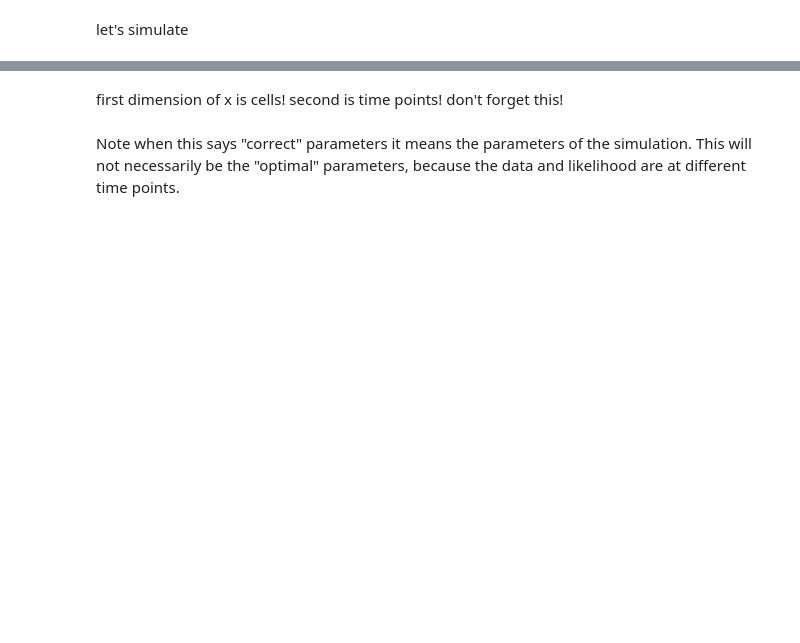
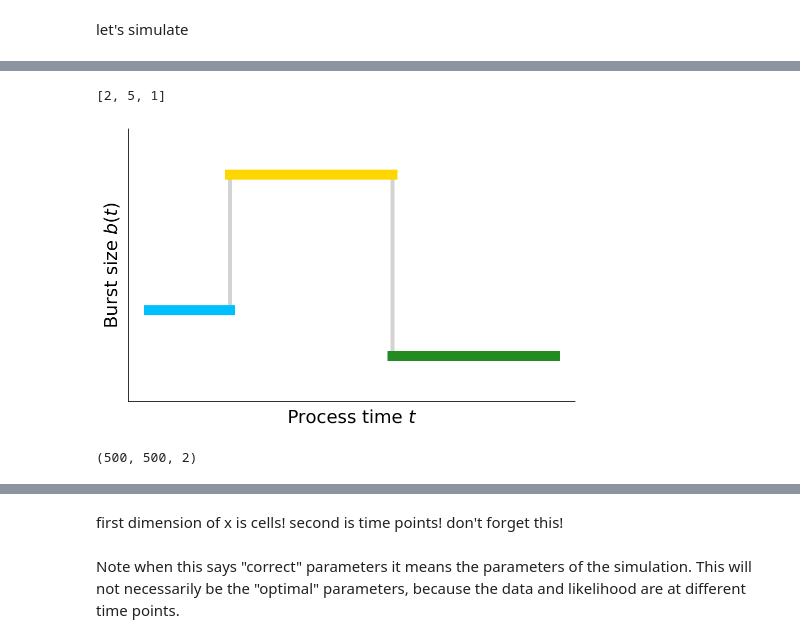
Before and after one commit to pachterlab/GVP_2023, a Jupyter notebook: gg230119_reactors.ipynb, the cells around one changed output, grey strips where cells are left out. Drawn from its saved outputs; the diff is of its cells as text; code cells hidden in the pictures; blank space fills up the shorter version.

```diff
--- a/gg230119_reactors.ipynb
+++ b/gg230119_reactors.ipynb
@@ -648,3 +611,7 @@ burst_size_values
+# %%
+burst_size_values
+# %% [output]
+[2, 5, 1]
 # %%
 N = 1
 K_val = []
@@ -674,0 +642,19 @@ X = samples[:,:,1:].astype(int)
+# %%
+ct_colors = ['deepskyblue','gold','forestgreen']
+fs = 18
+# %%
+fig1,ax1 = plt.subplots(1,1,figsize=dims)
+st = switch_times+[T]
+for k in range(2):
+    ax1.plot([st[k+1]]*2,[burst_size_values[k],burst_size_values[k+1]],color='lightgray',linewidth=4)
+for k in range(3):
+    ax1.plot([st[k],st[k+1]],[burst_size_values[k]]*2,linewidth=10,color=ct_colors[k])
+ax1.set_ylabel(r'Burst size $b(t)$',fontsize=fs)
+ax1.set_xlabel(r'Process time $t$',fontsize=fs)
+ax1.set_ylim([0,6])
+ax1.set_xticks([])
+ax1.set_yticks([])
+ax1.spines['top'].set_visible(False)
+ax1.spines['right'].set_visible(False)
+# %% [output]
+[figure, added]
@@ -674,0 +663,4 @@ X = samples[:,:,1:].astype(int)
+# %%
+X.shape
+# %% [output]
+(500, 500, 2)
```
Also changed, not shown: parts of 58 cells of this notebook.
